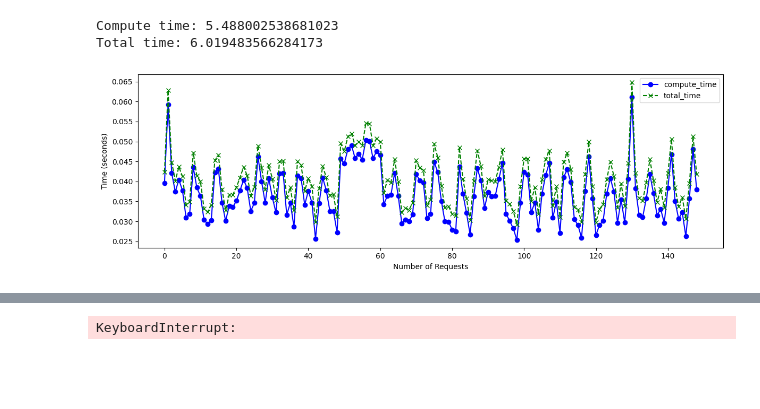
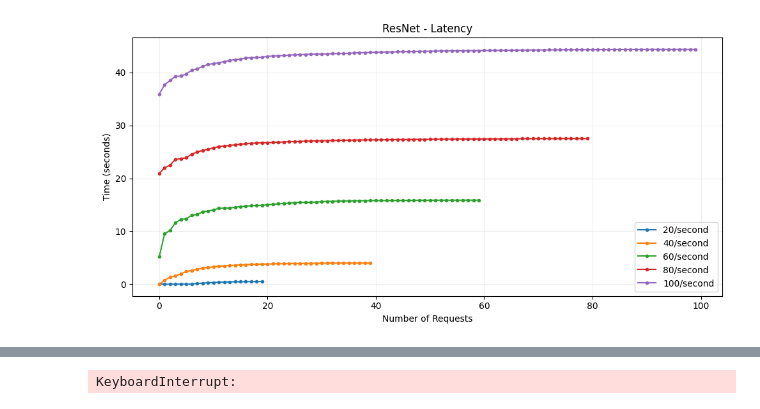
Before and after one commit to Data-to-Insight-Center/ckn-edge, a Jupyter notebook: scratch.ipynb, the cells around one changed output, grey strips where cells are left out. Saved outputs shown, nothing was run; the diff lists cells and outputs as text; code cells hidden in the pictures; blank space fills up the shorter version.

Commit message:
request burst

```diff
--- a/scratch.ipynb
+++ b/scratch.ipynb
@@ -1,25 +1,22 @@
 # %%
+import numpy as np
 import pandas as pd
 import matplotlib.pyplot as plt
 
-perf_df = pd.read_csv("/Users/neeleshkarthikeyan/ckn-edge/performance.csv")
-perf_df.columns = ["timestamp", "compute_time", "total_time"]  # "wait_time",
-perf_df["timestamp"] = pd.to_datetime(perf_df["timestamp"])
+plt.figure(figsize=(10, 5))
+for num_requests in range(20, 110, 20):
+    perf_df = pd.read_csv(f"ResNet_performance_{num_requests}.csv")
 
-print("Compute time:", sum(perf_df["compute_time"]))
-print("Total time:", sum(perf_df["total_time"]))
+    perf_df["total_time"] = perf_df["end_time"] - perf_df["start_time"]
 
-plt.figure(figsize=(12, 4))
-plt.plot(perf_df["compute_time"], linestyle='-', marker='o', color='b', label="compute_time")
-plt.plot(perf_df["total_time"], linestyle='--', marker='x', color='g', label="total_time")
-# plt.plot(perf_df["latency"], linestyle='-.', marker='s', color='r', label="Latency")
+    plt.plot(perf_df["total_time"], linestyle='-', marker='.', label="{}/second".format(num_requests))
+
+plt.title("ResNet - Latency")
 plt.xlabel('Number of Requests')
 plt.ylabel('Time (seconds)')
-# plt.title('Compute Time, Wait Time, and Latency Analysis')
 plt.legend()
+plt.grid(alpha=0.2)
 plt.tight_layout()
 plt.show()
 # %% [output]
-Compute time: 5.488002538681023
-Total time: 6.019483566284173
-[figure, old version]
+[figure, new version]
```
Also changed, not shown: parts of 3 cells of this notebook, 45 other files.
